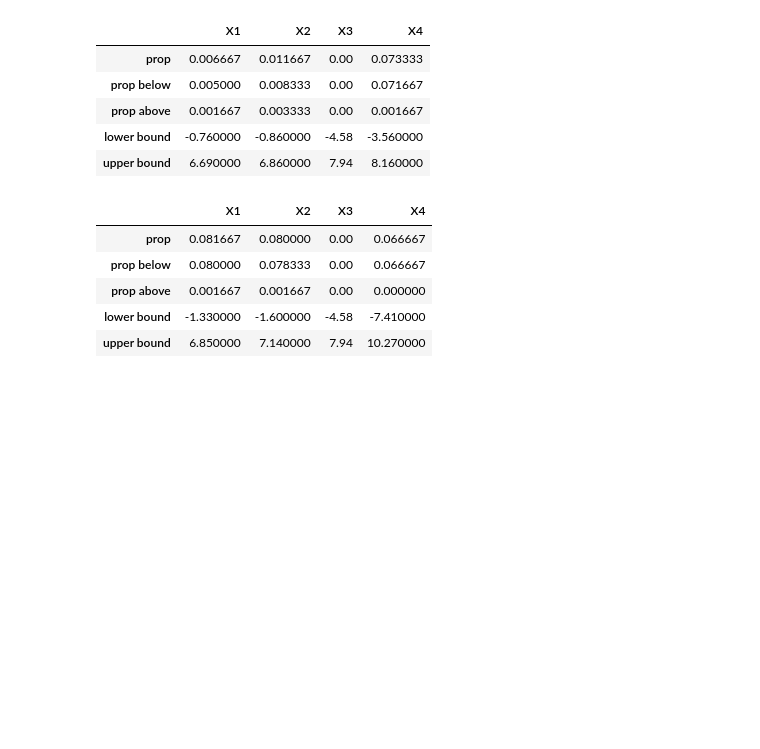
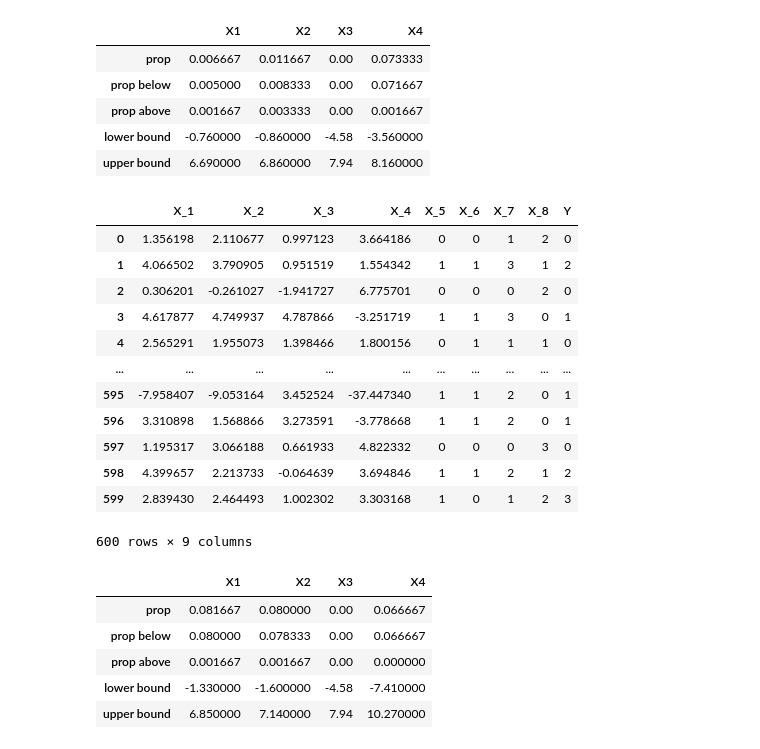
Before and after one commit to FabioScielzoOrtiz/Bachelor-Tesis, a Jupyter notebook: TFG_FabioScielzoOrtiz.ipynb, the cells around one changed output. Saved outputs shown, nothing was run; the diff lists cells and outputs as text; code cells hidden in the pictures; blank space fills up the shorter version.

```diff
--- a/TFG_FabioScielzoOrtiz.ipynb
+++ b/TFG_FabioScielzoOrtiz.ipynb
@@ -3303,6 +3277,25 @@ initial_outliers_df
 outlier_contamination(X=X, variable_name='X_1', below=False, above=True, prop_below=None, prop_above=0.08, dil=20, seed=123)
 outlier_contamination(X=X, variable_name='X_2', below=False, above=True, prop_below=None, prop_above=0.08, dil=20, seed=123)
 outlier_contamination(X=X, variable_name='X_4', below=False, above=True, prop_below=None, prop_above=0.07, dil=20, seed=123)
+# %%
+Data_Synthetic_III = pd.concat([X,y], axis=1)
+Data_Synthetic_III.to_csv('Synthetic_III.csv')
+# %%
+Data_Synthetic_III
+# %% [output]
+|  | X_1 | X_2 | X_3 | X_4 | X_5 | X_6 | X_7 | X_8 | Y |
+| 0 | 1.356198 | 2.110677 | 0.997123 | 3.664186 | 0 | 0 | 1 | 2 | 0 |
+| 1 | 4.066502 | 3.790905 | 0.951519 | 1.554342 | 1 | 1 | 3 | 1 | 2 |
+| 2 | 0.306201 | -0.261027 | -1.941727 | 6.775701 | 0 | 0 | 0 | 2 | 0 |
+| 3 | 4.617877 | 4.749937 | 4.787866 | -3.251719 | 1 | 1 | 3 | 0 | 1 |
+| 4 | 2.565291 | 1.955073 | 1.398466 | 1.800156 | 0 | 1 | 1 | 1 | 0 |
+| ... | ... | ... | ... | ... | ... | ... | ... | ... | ... |
+| 595 | -7.958407 | -9.053164 | 3.452524 | -37.447340 | 1 | 1 | 2 | 0 | 1 |
+| 596 | 3.310898 | 1.568866 | 3.273591 | -3.778668 | 1 | 1 | 2 | 0 | 1 |
+| 597 | 1.195317 | 3.066188 | 0.661933 | 4.822332 | 0 | 0 | 0 | 3 | 0 |
+| 598 | 4.399657 | 2.213733 | -0.064639 | 3.694846 | 1 | 1 | 2 | 1 | 2 |
+| 599 | 2.839430 | 2.464493 | 1.002302 | 3.303168 | 1 | 0 | 1 | 2 | 3 |
+600 rows × 9 columns
 # %%
 prop_outliers_X1, prop_outliers_below_X1, porp_outliers_above_X1, lower_bound_X1, upper_bound_X1 = prop_outliers(Data=X, column_name='X_1')
 X1_list = [prop_outliers_X1, prop_outliers_below_X1, porp_outliers_above_X1, round(lower_bound_X1,2), round(upper_bound_X1,2) ]
```
Also changed, not shown: parts of 10 cells of this notebook, 7 other files.
